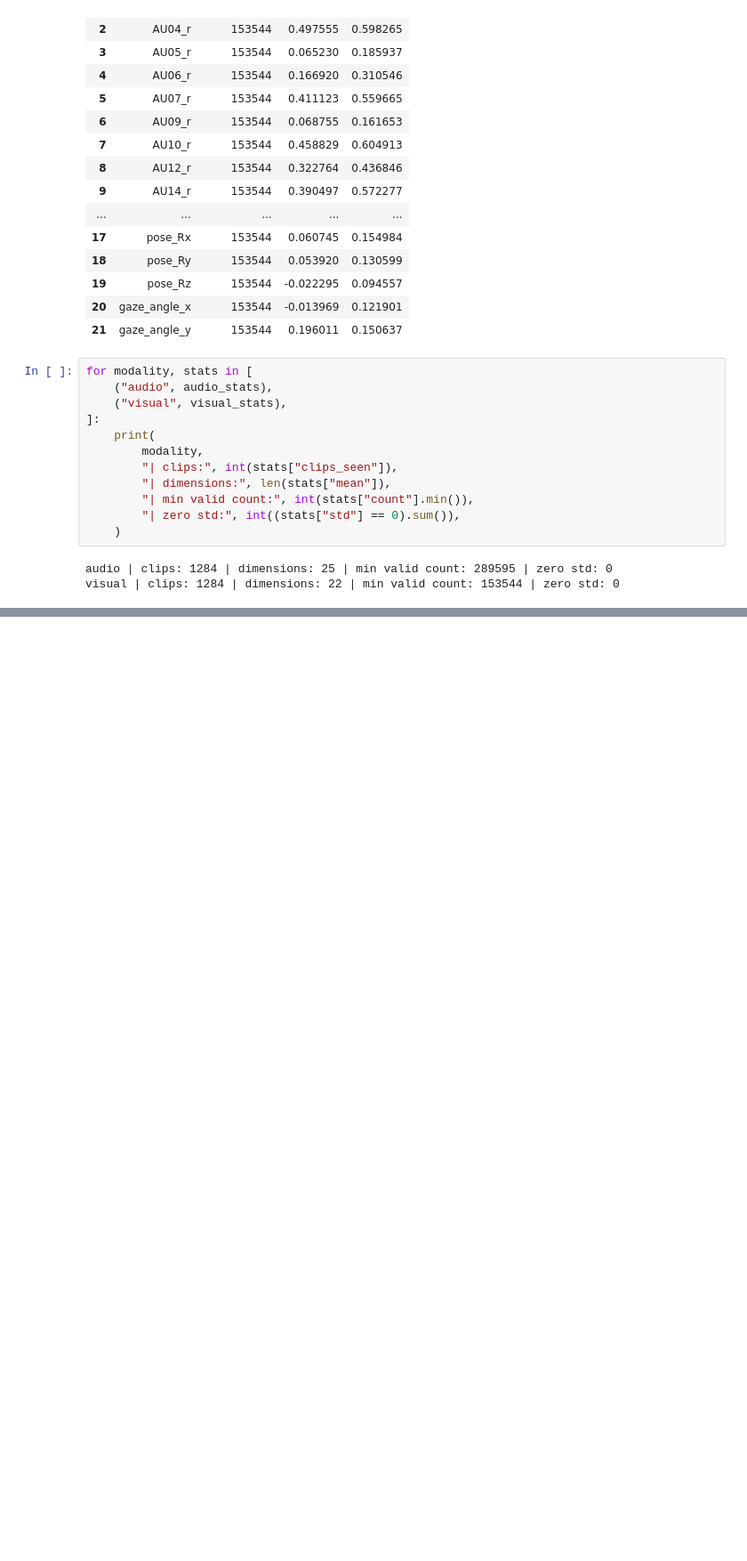
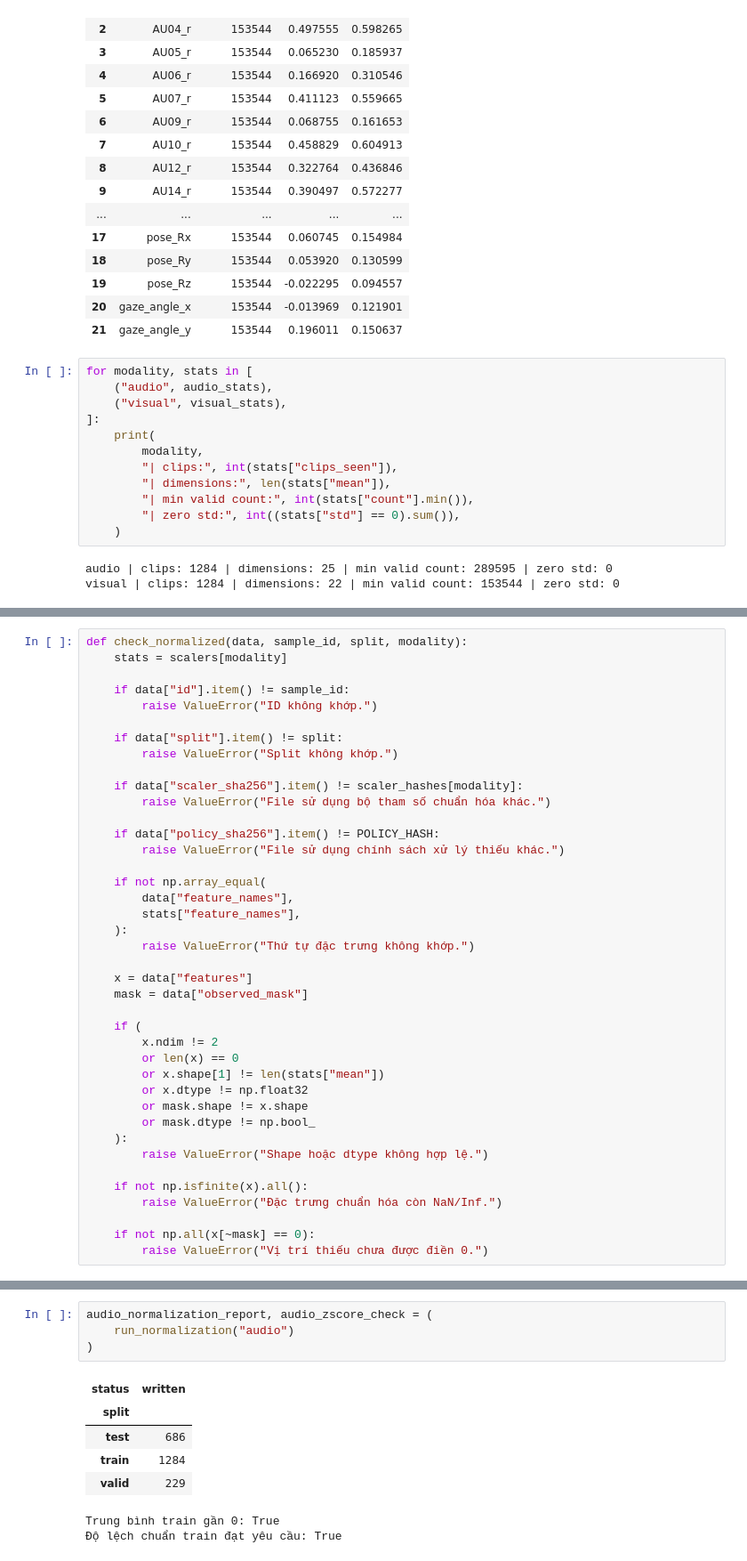
Before and after one commit to danghau2512/DataMining-MSA, a Jupyter notebook: src/notebooks/02_Preprocessing.ipynb, the cells around one changed output, grey strips where cells are left out. Shown at 89% size. Cells and saved outputs as stored; diff of their text form; blank space fills up the shorter version.

Commit message:
Hoàn thành bước 6 chuẩn hóa các đặc trưng

```diff
--- a/src/notebooks/02_Preprocessing.ipynb
+++ b/src/notebooks/02_Preprocessing.ipynb
@@ -1130,0 +1264,40 @@ visual | clips: 1284 | dimensions: 22 | min valid count: 153544 | zero std: 0
+# %%
+def check_normalized(data, sample_id, split, modality):
+    stats = scalers[modality]
+
+    if data["id"].item() != sample_id:
+        raise ValueError("ID không khớp.")
+
+    if data["split"].item() != split:
+        raise ValueError("Split không khớp.")
+
+    if data["scaler_sha256"].item() != scaler_hashes[modality]:
+        raise ValueError("File sử dụng bộ tham số chuẩn hóa khác.")
+
+    if data["policy_sha256"].item() != POLICY_HASH:
+        raise ValueError("File sử dụng chính sách xử lý thiếu khác.")
+
+    if not np.array_equal(
+        data["feature_names"],
+        stats["feature_names"],
+    ):
+        raise ValueError("Thứ tự đặc trưng không khớp.")
+
+    x = data["features"]
+    mask = data["observed_mask"]
+
+    if (
+        x.ndim != 2
+        or len(x) == 0
+        or x.shape[1] != len(stats["mean"])
+        or x.dtype != np.float32
+        or mask.shape != x.shape
+        or mask.dtype != np.bool_
+    ):
+        raise ValueError("Shape hoặc dtype không hợp lệ.")
+
+    if not np.isfinite(x).all():
+        raise ValueError("Đặc trưng chuẩn hóa còn NaN/Inf.")
+
+    if not np.all(x[~mask] == 0):
+        raise ValueError("Vị trí thiếu chưa được điền 0.")
@@ -1130,0 +1451,12 @@ visual | clips: 1284 | dimensions: 22 | min valid count: 153544 | zero std: 0
+# %%
+audio_normalization_report, audio_zscore_check = (
+    run_normalization("audio")
+)
+# %% [output]
+| status | written |
+| split |  |
+| test | 686 |
+| train | 1284 |
+| valid | 229 |
+Trung bình train gần 0: True
+Độ lệch chuẩn train đạt yêu cầu: True
```
Also changed, not shown: parts of 10 cells of this notebook.
